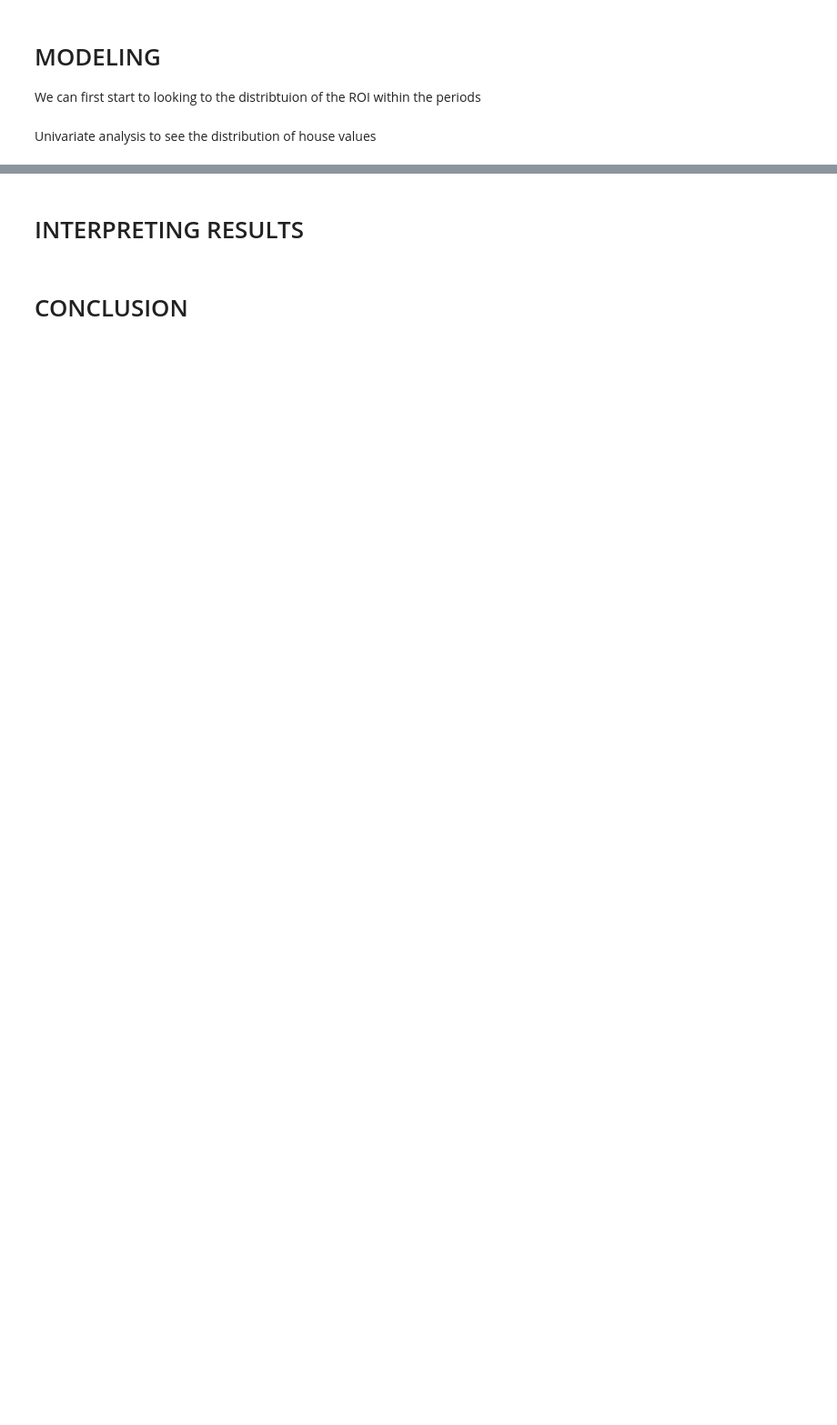
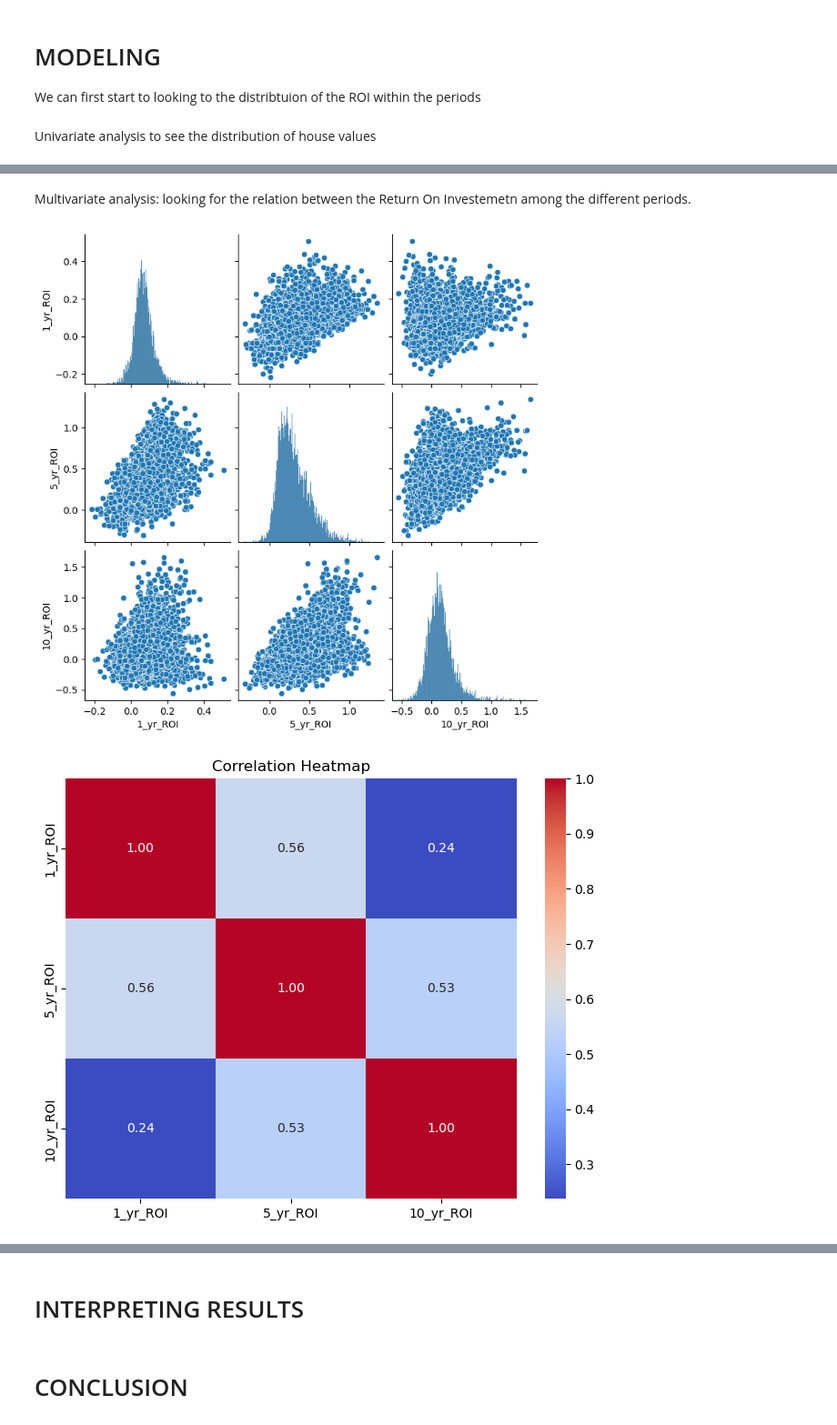
Before and after one commit to kafura0/Real_Estate_Price_Forecasting, a Jupyter notebook: student.ipynb, the cells around one changed output, grey strips where cells are left out. Shown at 91% size. Cells and saved outputs as stored; diff of their text form; code cells hidden in the pictures; blank space fills up the shorter version.

```diff
--- a/student.ipynb
+++ b/student.ipynb
@@ -314,0 +337,15 @@ plt.show()
+# %% [markdown]
+Multivariate analysis: looking for the relation between the Return On Investemetn among the different periods.
+# %%
+# Pairplot to visualize relationships
+sns.pairplot(zillow_melted_df[['1_yr_ROI', '5_yr_ROI', '10_yr_ROI']])
+
+# Heatmap to visualize the correlation between ROI in the different periods
+correlation_matrix = zillow_melted_df[['1_yr_ROI', '5_yr_ROI', '10_yr_ROI']].corr()
+plt.figure(figsize=(8, 6))
+sns.heatmap(correlation_matrix, annot=True, cmap='coolwarm', fmt=".2f")
+plt.title('Correlation Heatmap')
+plt.show()
+# %% [output]
+[figure, added]
+[figure, added]
```
Also changed, not shown: parts of 26 cells of this notebook.
